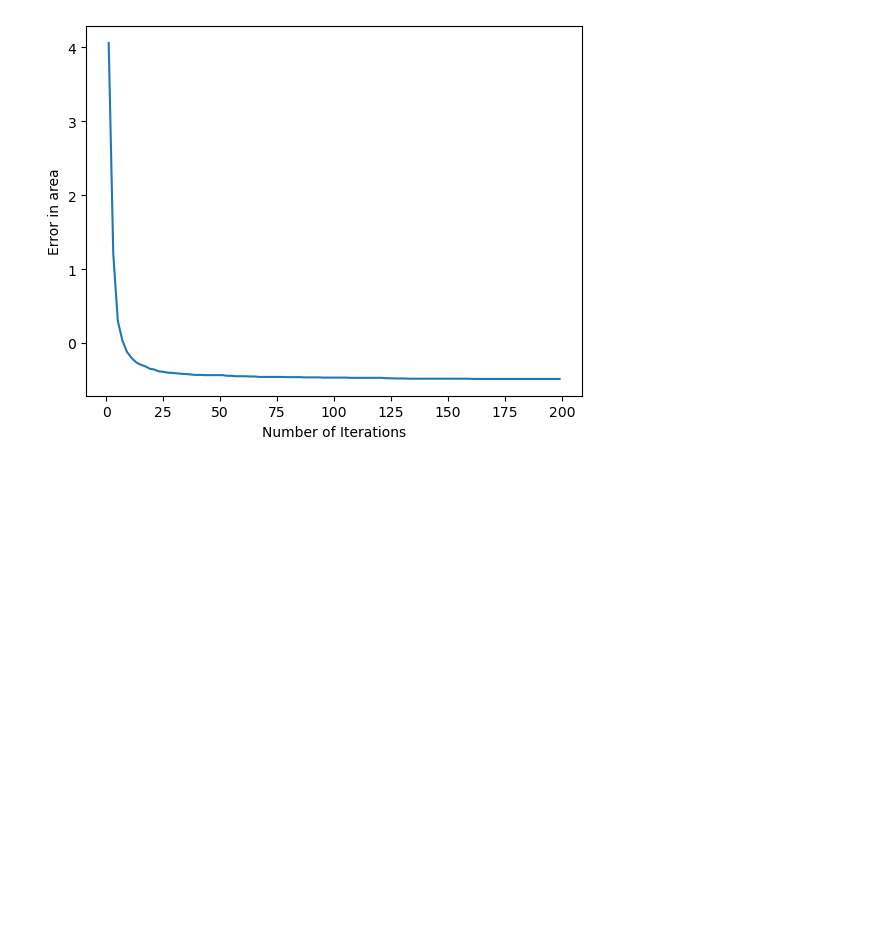
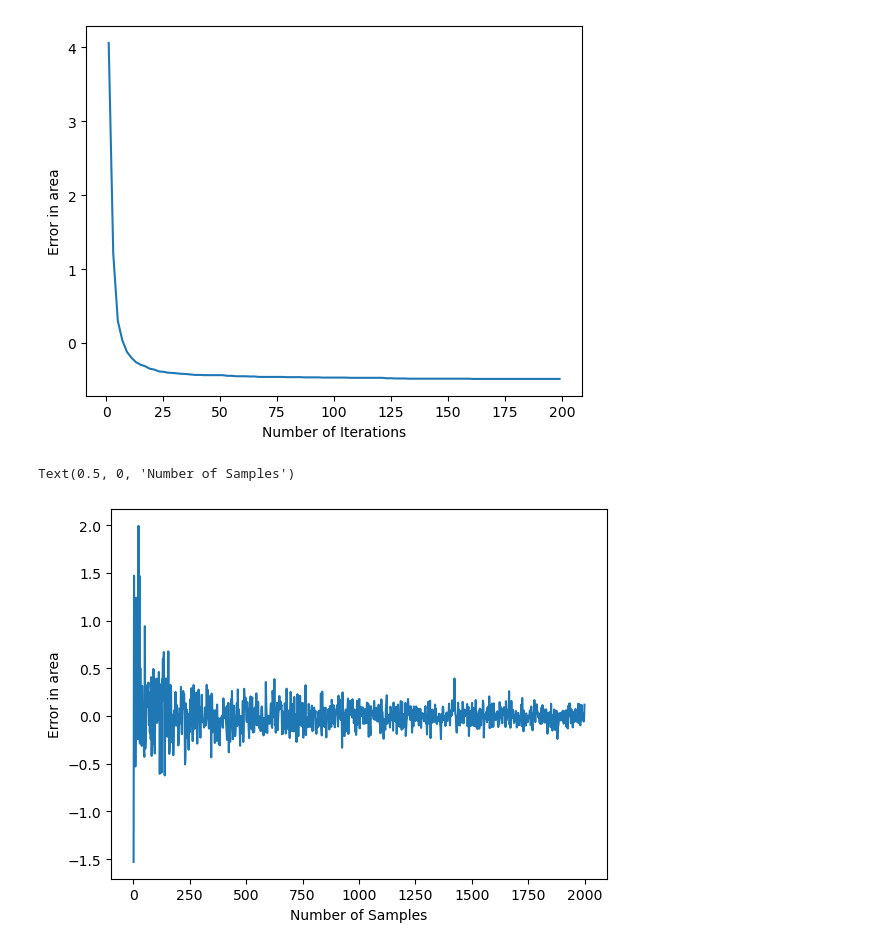
Before and after one commit to KeniaLS/Stoc_Sim_Assignment1, a Jupyter notebook: SS_Kenia_Divya_Assignment1.ipynb, the cells around one changed output. Cells and saved outputs as stored; diff of their text form; code cells hidden in the pictures; blank space fills up the shorter version.

Commit message:
samples variation

```diff
--- a/SS_Kenia_Divya_Assignment1.ipynb
+++ b/SS_Kenia_Divya_Assignment1.ipynb
@@ -181,3 +181,25 @@ plt.xlabel("Number of Iterations")
 # %% [output]
 Text(0.5, 0, 'Number of Iterations')
 [figure]
+# %%
+num_samples = range(1, max_samples, 2)     ## range of values for changing the No. of iterations
+sample_eval = []
+for samples in num_samples:
+    #temp_sample = []
+    x_point = uniform.rvs(-2, 3, size=samples)
+    y_point = uniform.rvs(-1.5, 3, size=samples)
+    num_points_mandel = 0
+    for x,y in zip(x_point, y_point):
+        c = complex(x, y)
+        if mandelbrot(c, max_iterations) == True:
+            num_points_mandel += 1
+    area = num_points_mandel * area_square/samples
+    #temp_sample.append(area)
+    sample_eval.append(area - mean_area_i)
+# %%
+plt.plot(num_samples, np.array(sample_eval))
+plt.ylabel("Error in area")
+plt.xlabel("Number of Samples")
+# %% [output]
+Text(0.5, 0, 'Number of Samples')
+[figure, added]
```
